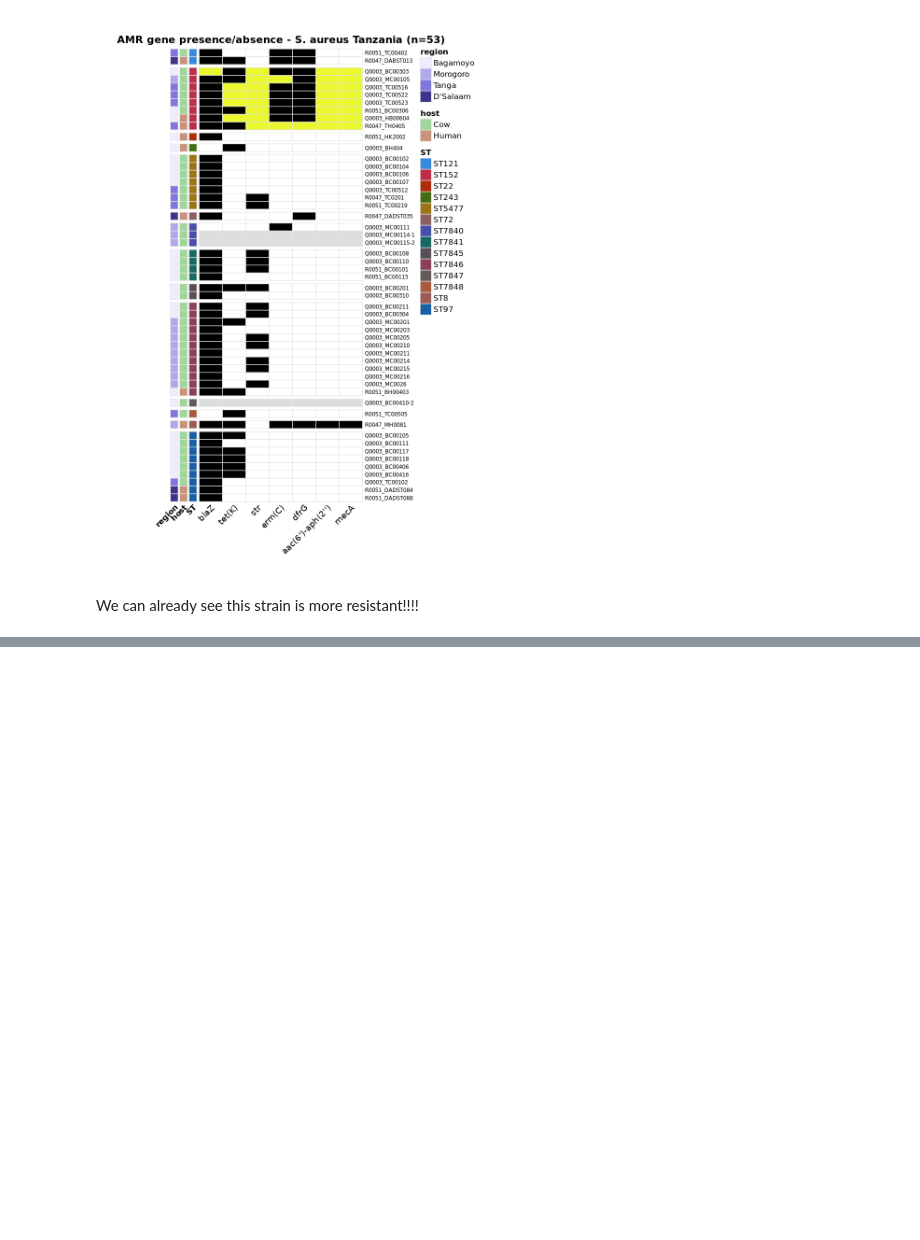
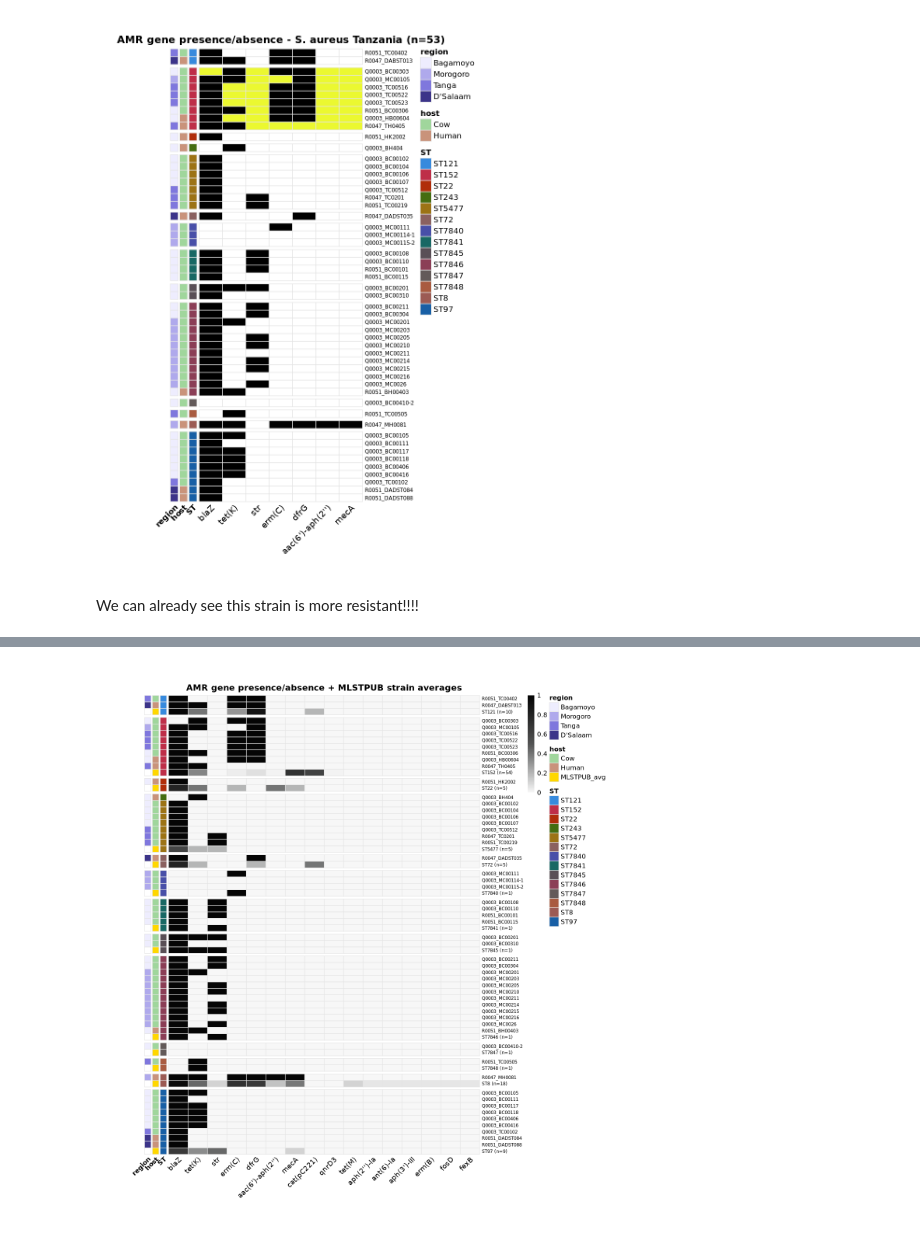
Before and after one commit to andregodinhodtu/23262_infectious_disease_project, a Jupyter notebook: source/analysis/resfinder.ipynb, the cells around one changed output, grey strips where cells are left out. Saved outputs shown, nothing was run; the diff lists cells and outputs as text; code cells hidden in the pictures; blank space fills up the shorter version.

```diff
--- a/source/analysis/resfinder.ipynb
+++ b/source/analysis/resfinder.ipynb
@@ -500,0 +510,6 @@ We can already see this strain is more resistant!!!!
+# %%
+resfinder_aug <- read_tsv("../../results_for_analysis/resfinder/aug_data/all_resfinder_tab.tsv", show_col_types = FALSE)
+passed_samples_aug <- read_tsv("../../results_for_analysis/metadata/sample_list_augm_postQC.txt", col_names = FALSE)
+
+head(resfinder_aug)
+head(passed_samples_aug)
@@ -500,0 +584,14 @@ We can already see this strain is more resistant!!!!
+# %%
+# gene p/a matrix
+pa_mat_aug <- resfinder_aug |>
+    filter(!is.na(gene)) |>
+    mutate(present = 1L) |>
+    pivot_wider(id_cols = sample, names_from = gene,
+                values_from = present, values_fill = 0L)
+
+pa_mat_aug <- pa_mat_aug |>
+    # add back missing samples
+    bind_rows(tibble(sample = missing_samples)) |>
+    mutate(across(where(is.numeric), ~replace_na(.x, 0))) |>
+    column_to_rownames("sample") |>
+    as.matrix()
@@ -500,0 +655,74 @@ We can already see this strain is more resistant!!!!
+# %%
+options(repr.plot.width = 12, repr.plot.height = 12)
+
+# Update ST levels and colors to include MLSTPUB_avg rows
+st_levels_combined <- unique(annot_row_combined$ST) |> sort()
+st_cols_combined <- setNames(
+  colorRampPalette(c("#378ADD","#fa0606","#3B6D11","#BA7517",
+                     "#534AB7","#0F6E56","#993556","#5F5E5A",
+                     "#D85A30","#185FA5"))(length(st_levels_combined)),
+  st_levels_combined
+)
+
+ann_colors_combined <- ann_colors
+ann_colors_combined$ST <- st_cols_combined
+ann_colors_combined$host <- c(ann_colors$host, "MLSTPUB_avg" = "#FFD700")
+
+# Get sample and average row names
+sample_rows <- rownames(pa_mat)
+avg_rows    <- rownames(pa_strain_avg)  # now named like "ST97 (n=42)"
+
+# Extract ST for each sample
+sample_ST <- annot_row[sample_rows, "ST"]
+
+# avg_ST: strip the "(n=...)" suffix to match original ST labels
+avg_ST_key <- setNames(
+  str_extract(avg_rows, "^ST[0-9]+"),
+  avg_rows
+)
+
+# Build new order: samples for each ST, then its avg row
+new_order <- c()
+for (st in unique(sample_ST)) {
+  these_samples <- sample_rows[sample_ST == st]
+  new_order <- c(new_order, these_samples)
+  matching_avg <- names(avg_ST_key)[avg_ST_key == st]
+  if (length(matching_avg) > 0) {
+    new_order <- c(new_order, matching_avg)
+  }
+}
+
+# Reorder
+pa_combined <- pa_combined[new_order, , drop=FALSE]
+pa_combined[] <- lapply(pa_combined, as.numeric)
+pa_combined <- as.matrix(pa_combined)
+
+annot_row_combined <- annot_row_combined[new_order, , drop=FALSE]
+
+# Gaps AFTER each avg row (= end of each strain block)
+gap_pos_combined <- which(annot_row_combined$host == "MLSTPUB_avg")
+gap_pos_combined <- gap_pos_combined[gap_pos_combined < nrow(annot_row_combined)]
+
+# Plot
+pheatmap(
+  pa_combined,
+  annotation_row    = annot_row_combined,
+  annotation_colors = ann_colors_combined,
+  cluster_rows      = FALSE,
+  cluster_cols      = FALSE,
+  gaps_row          = gap_pos_combined,
+  color             = colorRampPalette(c("#F7F7F7", "#545555", "#050505"))(101),
+  breaks            = seq(0, 1, length.out = 102),
+  border_color      = "grey90",
+  cellwidth         = 30,
+  cellheight        = 10,
+  fontsize_row      = 7,
+  fontsize_col      = 11,
+  angle_col         = 45,
+  legend            = TRUE,
+  main              = "AMR gene presence/absence + MLSTPUB strain averages",
+  width             = 14,
+  height            = 18
+)
+# %% [output]
+[figure, added]
```
Also changed, not shown: parts of 21 cells of this notebook, 2 other files.
